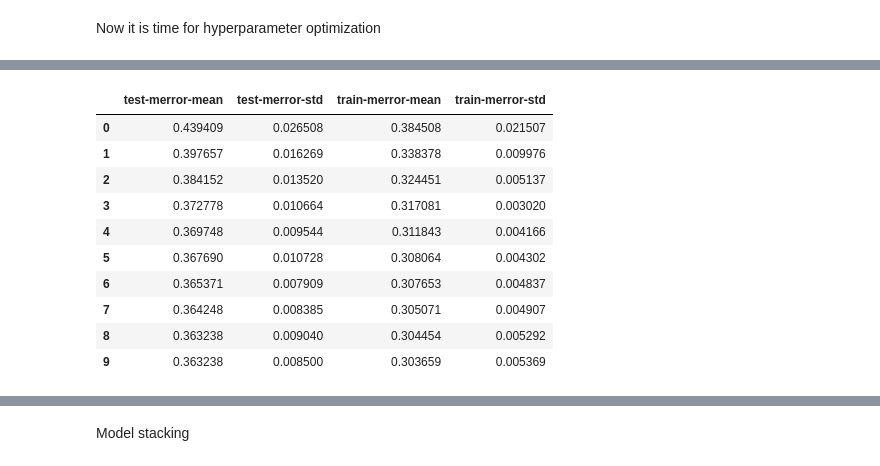
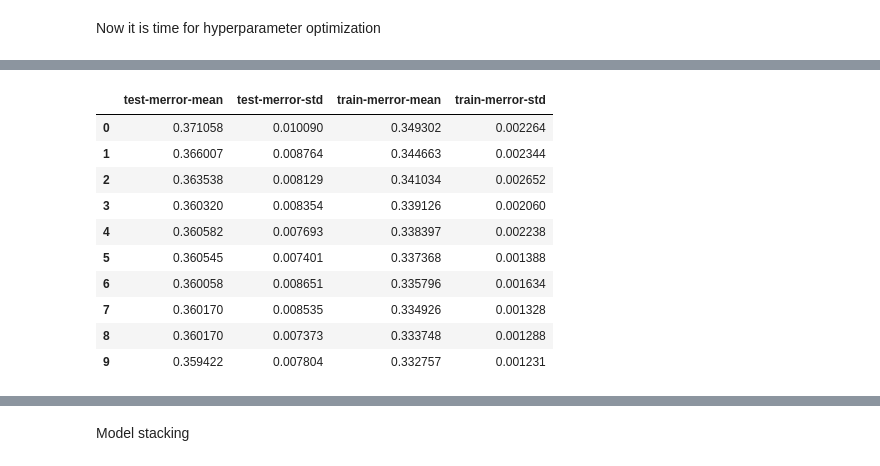
Before and after one commit to kdubovikov/shelter-animals, a Jupyter notebook: shelter-animals.ipynb, the cells around one changed output, grey strips where cells are left out. Saved outputs shown, nothing was run; the diff lists cells and outputs as text; code cells hidden in the pictures.

```diff
--- a/shelter-animals.ipynb
+++ b/shelter-animals.ipynb
@@ -194,5 +214,5 @@ dataset.drop(['AnimalType', 'Sex'], axis = 1, inplace = True)
 # %%
-cols = ['Sterialized']
+cols = ['Sterialized', 'AnimalType', 'Sex']
 dataset_d = pd.get_dummies(dataset, columns = cols)
 dataset_d.head(3)
 # %% [output]
@@ -203,3 +224,5 @@ dataset_d.head(3)
+# %%
+dataset_d.drop('AnimalType_Cat', inplace=True)
 # %%
 # dataset_d.drop(['index'], axis=1, inplace=True)
 dataset_d.loc[:, dataset_d.columns.str.contains("OutcomeType")].head(1)
@@ -208,6 +231,8 @@ dataset_d.loc[:, dataset_d.columns.str.contains("OutcomeType")].head(1)
 | 0 | Return_to_owner |
 # %% [markdown]
 Now we fit XGBoost model on full dataset in order to perform feature selection
+# %%
+dataset_d.drop(['SecondaryBreed', 'AnimalType_Cat'], axis=1, inplace=True)
 # %%
 from sklearn.ensemble import ExtraTreesClassifier
 from sklearn.cross_validation import train_test_split
@@ -248,7 +273,7 @@ from sklearn.preprocessing import LabelEncoder
 
 xgb_param_dist = {"n_estimators"     : 200,
                   "max_depth"        : 10,
-                  "learning_rate"    : 0.08,
+                  "learning_rate"    : 0.6,
                   "colsample_bytree" : 0.7,
                   "objective"        : "multi:softmax",
                   "num_class" : 5}
@@ -364,8 +404,8 @@ xgb_random_search.best_params_
 # %%
-best_params ={'colsample_bytree': 0.7082178433723527,
-             'learning_rate': 0.06,
-             'max_depth': 10,
-             'n_estimators': 50,
+best_params ={
+             'learning_rate': 0.1,
+             'max_depth': 8,
+             'n_estimators': 250,
              'num_class': 5,
              'objective': 'multi:softprob',
              'subsample': 0.8}
@@ -388,13 +428,13 @@ Wall time: 2.57 s
 |  | test-merror-mean | test-merror-std | train-merror-mean | train-merror-std |
-| 0 | 0.439409 | 0.026508 | 0.384508 | 0.021507 |
-| 1 | 0.397657 | 0.016269 | 0.338378 | 0.009976 |
-| 2 | 0.384152 | 0.013520 | 0.324451 | 0.005137 |
-| 3 | 0.372778 | 0.010664 | 0.317081 | 0.003020 |
-| 4 | 0.369748 | 0.009544 | 0.311843 | 0.004166 |
-| 5 | 0.367690 | 0.010728 | 0.308064 | 0.004302 |
-| 6 | 0.365371 | 0.007909 | 0.307653 | 0.004837 |
-| 7 | 0.364248 | 0.008385 | 0.305071 | 0.004907 |
-| 8 | 0.363238 | 0.009040 | 0.304454 | 0.005292 |
-| 9 | 0.363238 | 0.008500 | 0.303659 | 0.005369 |
+| 0 | 0.371058 | 0.010090 | 0.349302 | 0.002264 |
+| 1 | 0.366007 | 0.008764 | 0.344663 | 0.002344 |
+| 2 | 0.363538 | 0.008129 | 0.341034 | 0.002652 |
+| 3 | 0.360320 | 0.008354 | 0.339126 | 0.002060 |
+| 4 | 0.360582 | 0.007693 | 0.338397 | 0.002238 |
+| 5 | 0.360545 | 0.007401 | 0.337368 | 0.001388 |
+| 6 | 0.360058 | 0.008651 | 0.335796 | 0.001634 |
+| 7 | 0.360170 | 0.008535 | 0.334926 | 0.001328 |
+| 8 | 0.360170 | 0.007373 | 0.333748 | 0.001288 |
+| 9 | 0.359422 | 0.007804 | 0.332757 | 0.001231 |
 # %%
 %time booster = xgb.train(best_params, xgb.DMatrix(train_xr, train_yt))
```
Also changed, not shown: parts of 31 cells of this notebook.
